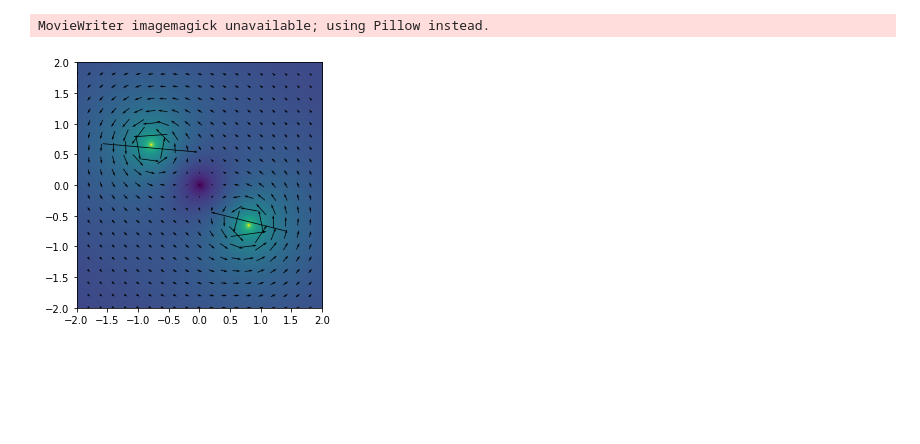
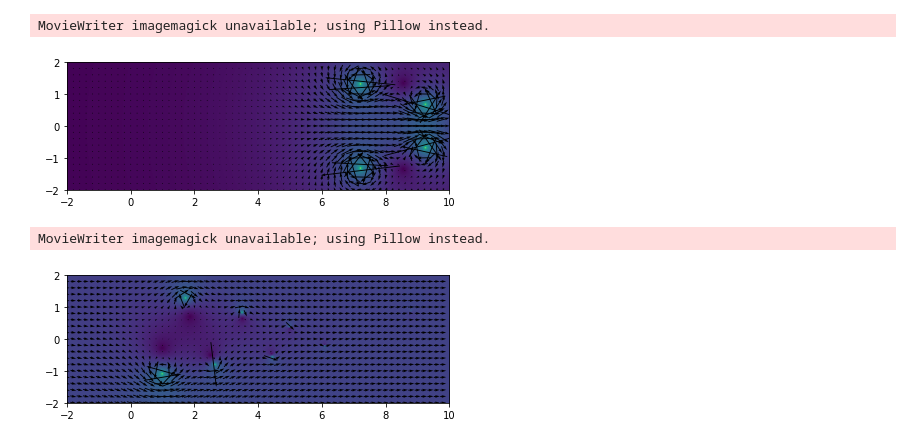
Before and after one commit to NiallOswald/Python-Vortex-Sim, a Jupyter notebook: Vortex Sim Notebook.ipynb, the cells around one changed output. Cells and saved outputs as stored; diff of their text form; code cells hidden in the pictures; blank space fills up the shorter version.

Commit message:
Updated Notebook
Updated Notebook to demonstrate new usage and also show a vortex street example.

```diff
--- a/Vortex Sim Notebook.ipynb
+++ b/Vortex Sim Notebook.ipynb
@@ -2,9 +2,13 @@
 from vortexSim import VortexSim
 import matplotlib as plt
 %matplotlib inline
-# %%
-sim = VortexSim([(-1, 0), (1, 0)], -2, -2, 2, 2)
-sim.save_sim()
-# %% [output]
-MovieWriter imagemagick unavailable; using Pillow instead.
-[figure, removed]
+# %%
+vortex_points = [(-1, -1), (-1, 1), (1, -1), (1, 1)]
+strengths = [-1, 1, -1, 1]
+dimensions = ((-2, -2), (10, 2))
+# %%
+sim = VortexSim(vortex_points, dimensions = dimensions, strengths = strengths, damping = 0.001)
+sim.save_sim(frames = 200)
+# %% [output]
+MovieWriter imagemagick unavailable; using Pillow instead.
+[figure, added]
@@ -10,0 +28,5 @@ MovieWriter imagemagick unavailable; using Pillow instead.
+# %%
+sim.save_sim(frames = 400, interval = 50, delta = 0.025)
+# %% [output]
+MovieWriter imagemagick unavailable; using Pillow instead.
+[figure, added]
```
Also changed, not shown: parts of 5 cells of this notebook.
